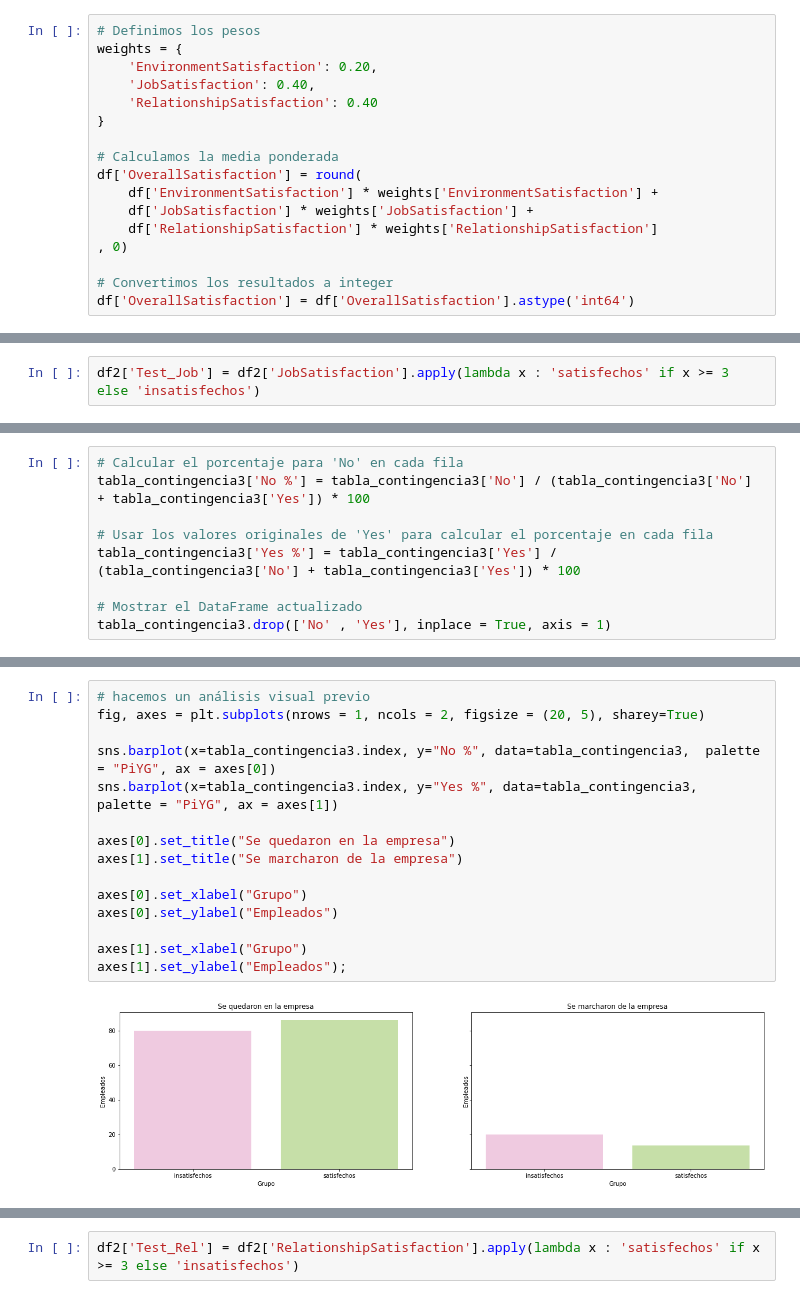
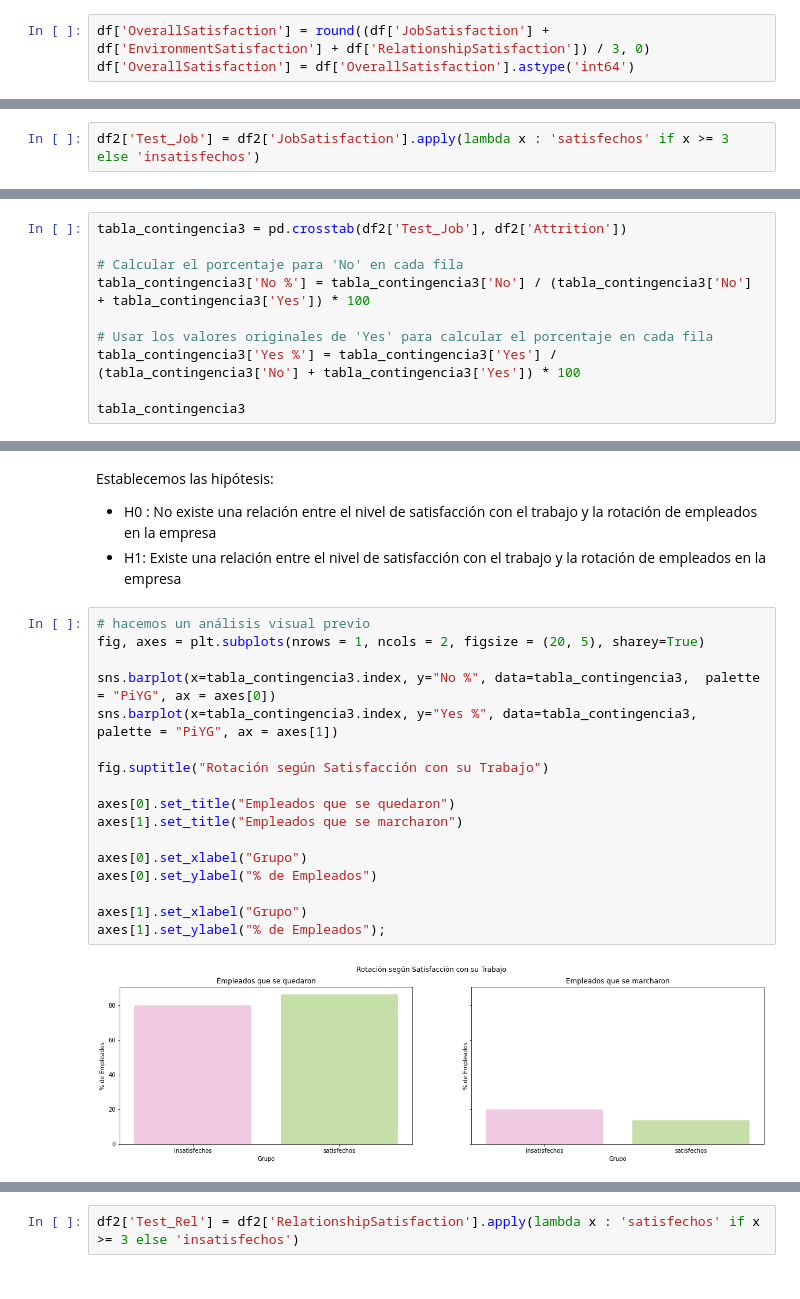
Before and after one commit to raquelmartinrodriguez/proyecto-da-promo-G-modulo-3-team-1, a Jupyter notebook: notebooks/04-testing/ab_testing.ipynb, the cells around one changed output, grey strips where cells are left out. Drawn from its saved outputs; the diff is of its cells as text.

```diff
--- a/notebooks/04-testing/ab_testing.ipynb
+++ b/notebooks/04-testing/ab_testing.ipynb
@@ -41,20 +36,6 @@ Creamos la columna de Overall Satisfaction haciendo la media ponderada
-# %%
-# Definimos los pesos
-weights = {
-    'EnvironmentSatisfaction': 0.20,
-    'JobSatisfaction': 0.40,
-    'RelationshipSatisfaction': 0.40
-}
-
-# Calculamos la media ponderada
-df['OverallSatisfaction'] = round(
-    df['EnvironmentSatisfaction'] * weights['EnvironmentSatisfaction'] +
-    df['JobSatisfaction'] * weights['JobSatisfaction'] +
-    df['RelationshipSatisfaction'] * weights['RelationshipSatisfaction']
-, 0)
-
-# Convertimos los resultados a integer
-df['OverallSatisfaction'] = df['OverallSatisfaction'].astype('int64')
+# %%
+df['OverallSatisfaction'] = round((df['JobSatisfaction'] + df['EnvironmentSatisfaction'] + df['RelationshipSatisfaction']) / 3, 0)
+df['OverallSatisfaction'] = df['OverallSatisfaction'].astype('int64')
 # %% [markdown]
 Creamos la columna de satisfacción en base al Overall Satisfaction
 # %%
@@ -160,9 +159,10 @@ tabla_contingencia3
 # %%
+tabla_contingencia3 = pd.crosstab(df2['Test_Job'], df2['Attrition'])
+
 # Calcular el porcentaje para 'No' en cada fila
 tabla_contingencia3['No %'] = tabla_contingencia3['No'] / (tabla_contingencia3['No'] + tabla_contingencia3['Yes']) * 100
 
 # Usar los valores originales de 'Yes' para calcular el porcentaje en cada fila
 tabla_contingencia3['Yes %'] = tabla_contingencia3['Yes'] / (tabla_contingencia3['No'] + tabla_contingencia3['Yes']) * 100
 
-# Mostrar el DataFrame actualizado
-tabla_contingencia3.drop(['No' , 'Yes'], inplace = True, axis = 1)
+tabla_contingencia3
@@ -176,17 +174,23 @@ tabla_contingencia3
+# %% [markdown]
+Establecemos las hipótesis:
+- H0 : No existe una relación entre el nivel de satisfacción con el trabajo y la rotación de empleados en la empresa
+- H1: Existe una relación entre el nivel de satisfacción con el trabajo y la rotación de empleados en la empresa
 # %%
 # hacemos un análisis visual previo
 fig, axes = plt.subplots(nrows = 1, ncols = 2, figsize = (20, 5), sharey=True)
 
 sns.barplot(x=tabla_contingencia3.index, y="No %", data=tabla_contingencia3,  palette = "PiYG", ax = axes[0])
 sns.barplot(x=tabla_contingencia3.index, y="Yes %", data=tabla_contingencia3,  palette = "PiYG", ax = axes[1])
 
-axes[0].set_title("Se quedaron en la empresa")
-axes[1].set_title("Se marcharon de la empresa")
+fig.suptitle("Rotación según Satisfacción con su Trabajo")
+
+axes[0].set_title("Empleados que se quedaron")
+axes[1].set_title("Empleados que se marcharon")
 
 axes[0].set_xlabel("Grupo")
-axes[0].set_ylabel("Empleados")
+axes[0].set_ylabel("% de Empleados")
 
 axes[1].set_xlabel("Grupo")
-axes[1].set_ylabel("Empleados");
+axes[1].set_ylabel("% de Empleados");
 # %% [output]
-[figure, old version]
+[figure, new version]
```
Also changed, not shown: parts of 38 cells of this notebook, 5 other files.
